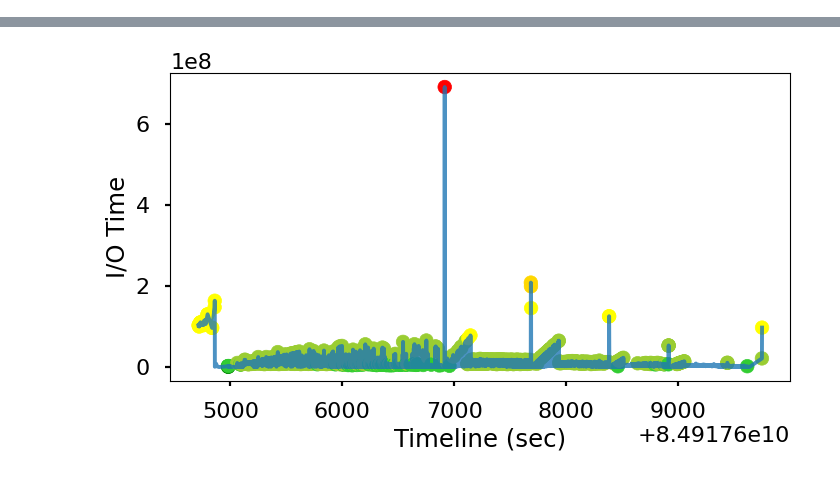
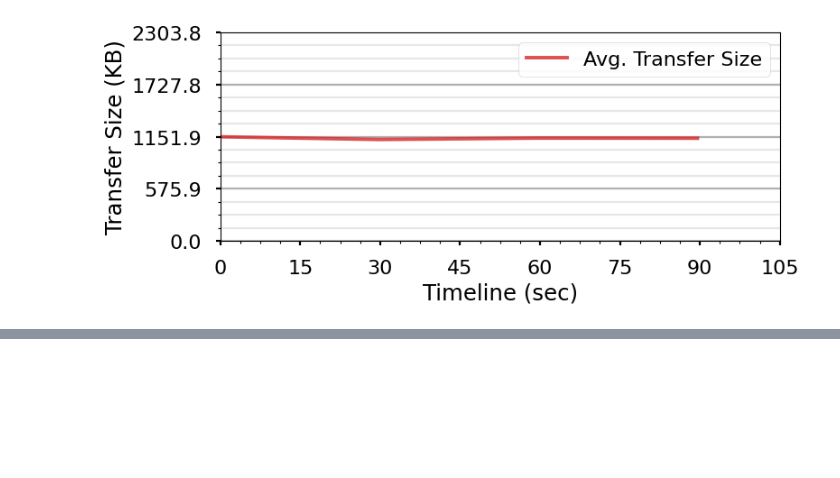
Before and after one commit to hariharan-devarajan/dftracer, a Jupyter notebook: dlp_analyzer/plots.ipynb, the cells around one changed output, grey strips where cells are left out. Saved outputs shown, nothing was run; the diff lists cells and outputs as text; code cells hidden in the pictures; blank space fills up the shorter version.

Commit message:
Plots finalized.

```diff
--- a/dlp_analyzer/plots.ipynb
+++ b/dlp_analyzer/plots.ipynb
@@ -50,0 +45,11 @@ time: 1.08 ms (started: 2023-10-27 14:25:26 -07:00)
+# %%
+%autoreload 2
+
+trace_path = '/usr/workspace/iopp/kogiou1/dlio_benchmark_logs/unet3d/node_32_ppn_4/.trace*.pfw.gz'
+# trace_path = '/usr/workspace/iopp/dlio_paper_results/resnet_50_1node_4ppn/*.pfw.gz'
+# trace_path = '/usr/WS2/iopp/kogiou1/dlio_benchmark/hydra_log/cosmoflow/2023-10-31-10-27-24/.trace*.pfw.gz'
+# trace_path = '/usr/workspace/iopp/dlp_traces/mummi-5-node/trace*.pfw.gz'
+# trace_path = '/usr/workspace/iopp/dlp_traces/deep_speed_32_4ppn/*.pfw.gz'
+
+analyzer = DLPAnalyzer(trace_path)
+analyzer
@@ -51,4 +129,8 @@ time: 1.08 ms (started: 2023-10-27 14:25:26 -07:00)
 # %%
-fig, ax = plots.bottleneck_timeline(figsize=(8,4))
-ax
+fig, ax = analyzer.plots.xfer_size_timeline(
+    figsize=(8, 3),
+    unit='kb',
+    x_num_ticks=8,
+)
 # %% [output]
+[figure, new version]
@@ -56 +137,0 @@ ax
-[figure, old version]
```
Also changed, not shown: parts of 20 cells of this notebook, 1 other file.
